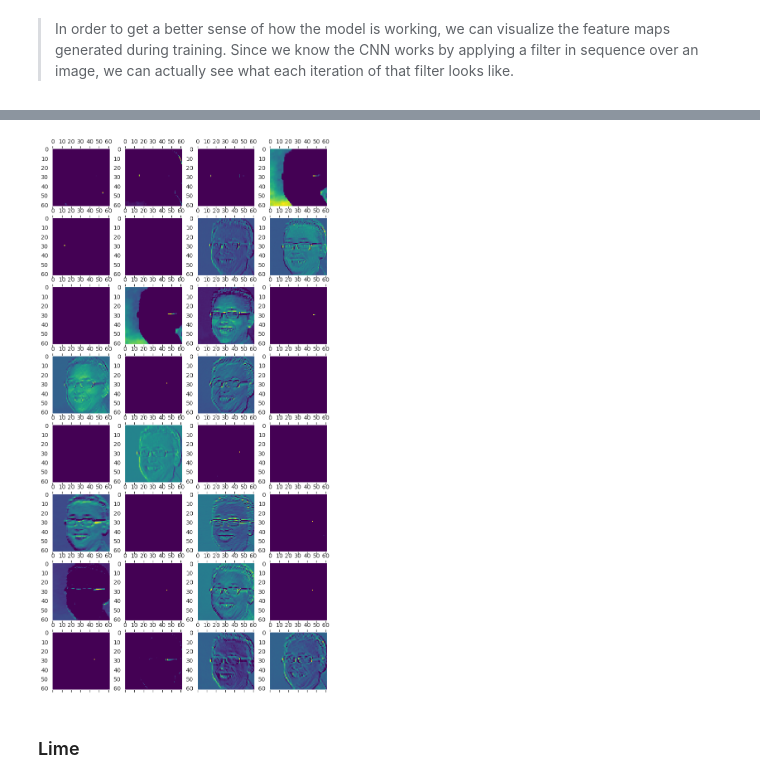
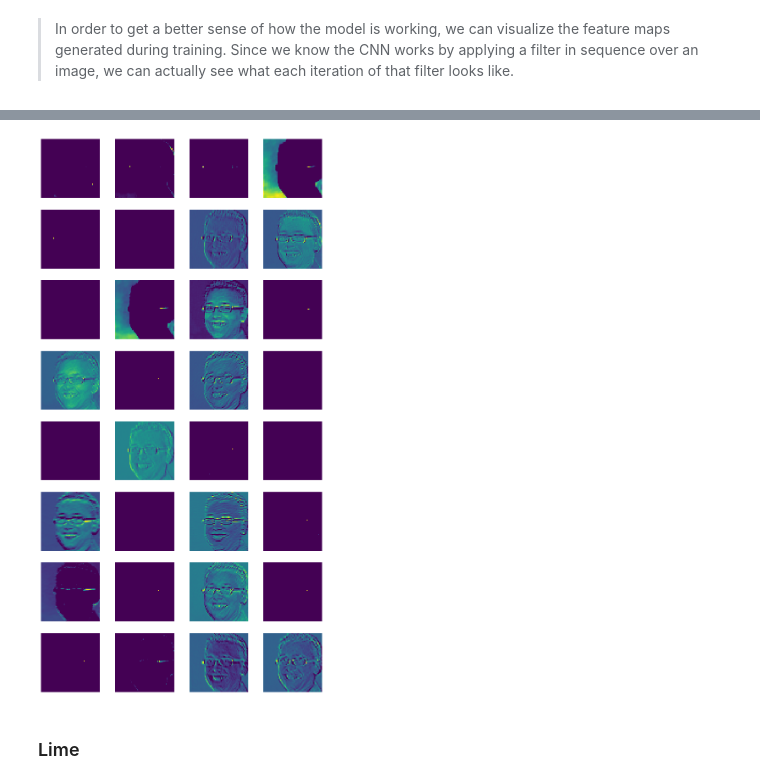
Before and after one commit to spags093/deepfake_image_detection, a Jupyter notebook: Deepfake_Capstone_2.ipynb, the cells around one changed output, grey strips where cells are left out. Cells and saved outputs as stored; diff of their text form; code cells hidden in the pictures.

```diff
--- a/Deepfake_Capstone_2.ipynb
+++ b/Deepfake_Capstone_2.ipynb
@@ -1281,15 +1322,17 @@ plt.show()
 # %%
 # Plot out the filters of several layers
 
 fig, axes = plt.subplots(8, 4, figsize=(12,24))
+
 for i in range(32):
     row = i//4
     column = i%4
     ax = axes[row, column]
+    ax.axis('off')
     first_layer_activation = activations_single[0]
     ax.matshow(first_layer_activation[0, :, :, i], cmap='viridis')
 # %% [output]
-[figure, old version]
+[figure, new version]
 # %% [markdown]
 ### Lime
 # %% [markdown]
```
Also changed, not shown: parts of 49 cells of this notebook.
